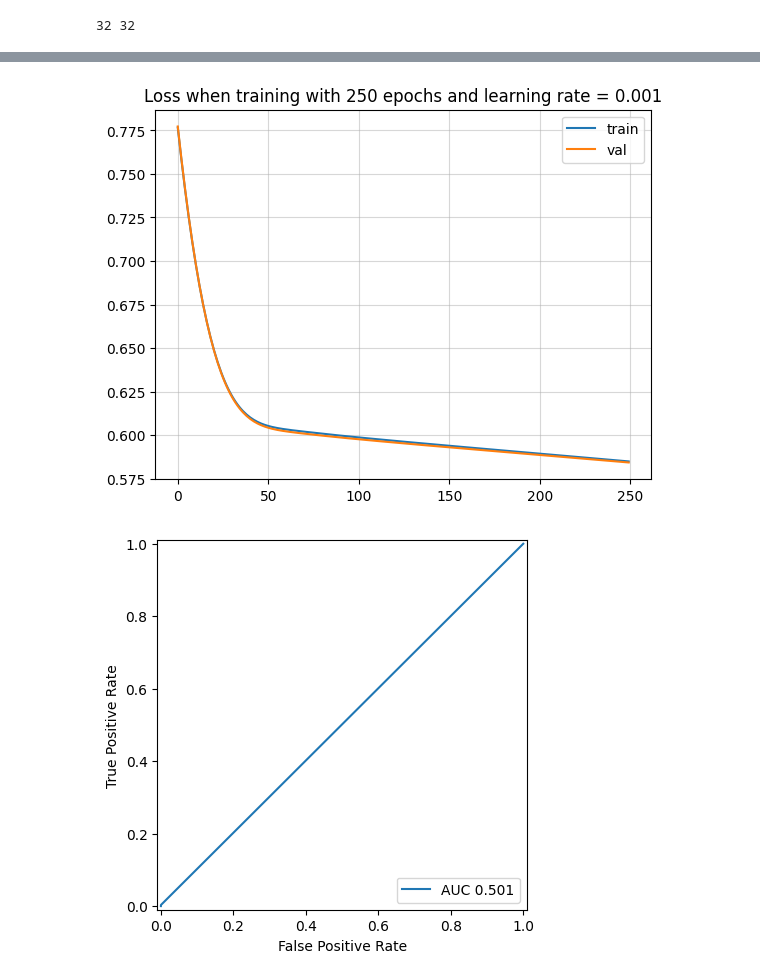
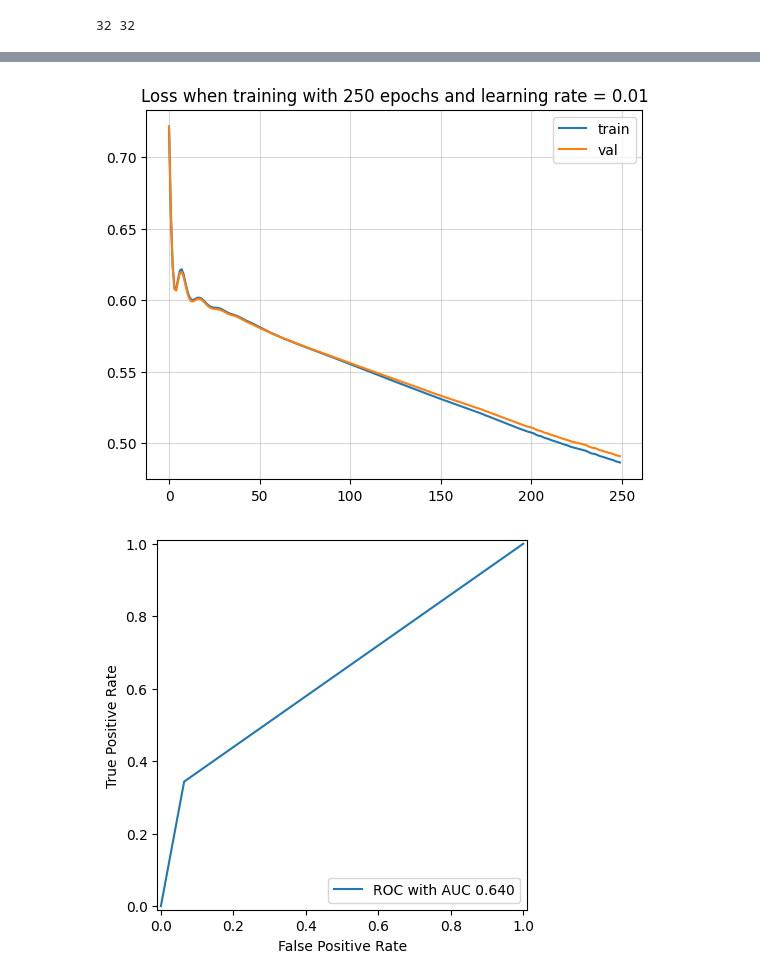
Before and after one commit to marcortinovis/MLforPolarizedVBS, a Jupyter notebook: 2Layers_model.ipynb, the cells around one changed output, grey strips where cells are left out. Saved outputs shown, nothing was run; the diff lists cells and outputs as text; code cells hidden in the pictures.

```diff
--- a/2Layers_model.ipynb
+++ b/2Layers_model.ipynb
@@ -61,14 +59,14 @@ class myModel(nn.Module):
 model = myModel()
 
 loss_function = nn.BCELoss() # CrossEntropyLoss but for just one class
-learning_rate = 1.e-3
+learning_rate = 1.e-2
 optimizer = optim.Adam(model.parameters(), lr=learning_rate) # how much the learning rate matter? the default one is 0.001
 # %%
 # training
 losses = []
 val_losses = []
 n_epochs = 250
-for epoch in tqdm(range(n_epochs)):
+for epoch in range(n_epochs):
     outputs = model(train)
 
     loss = loss_function(outputs, flags_train.unsqueeze(0).T)
@@ -86,4 +84,4 @@ for epoch in tqdm(range(n_epochs)):
     predicted = torch.round(outputs)
     accuracy = (predicted.T == flags_train).float().mean()
 
-    #if epoch % 5 == 0: print(f'Epoch: {epoch}, Accuracy: {accuracy.item():.3f}, Loss: {loss.item():.3f}, Validation Loss: {val_loss.item():.3f}, Learning Rate: {optimizer.param_groups[0]["lr"]}')
+    if epoch % (n_epochs//5) == 0: print(f'Epoch: {epoch}, Accuracy: {accuracy.item():.3f}, Loss: {loss.item():.3f}, Validation Loss: {val_loss.item():.3f}, Learning Rate: {optimizer.param_groups[0]["lr"]}')
@@ -96,9 +100,9 @@ plt.plot(list(range(n_epochs)), val_losses, label='val')
 plt.title(f'Loss when training with {n_epochs} epochs and learning rate = {learning_rate}')
 plt.grid(alpha=0.5)
 plt.legend()
-plt.savefig(f'2Layer_loss_{n_epochs}_{learning_rate}.png')
+plt.savefig(f'loss_2Layers_{n_epochs}_{learning_rate}.png')
 # %% [output]
-[figure, old version]
+[figure, new version]
 # %%
 val_predicted = torch.round(val_outputs)
 val_predicted = val_predicted.detach().numpy()
@@ -106,14 +110,14 @@ flags_val = flags_val.detach().numpy()
 # %%
 fpr, tpr, thresholds = roc_curve(flags_val, val_predicted)
 
 auc = roc_auc_score(flags_val, val_predicted)
 
 # Create the ROC curve display
-roc_display = RocCurveDisplay(fpr=fpr, tpr=tpr, estimator_name=f'AUC {auc:.3f}')
+roc_display = RocCurveDisplay(fpr=fpr, tpr=tpr, estimator_name=f'ROC with AUC {auc:.3f}')
 
 # Plot the ROC curve
 roc_display.plot()
 
-plt.savefig(f'2Layer_ROC_{n_epochs}_{learning_rate}.png')
+plt.savefig(f'ROC_2Layers_{n_epochs}_{learning_rate}.png')
 # %% [output]
-[figure, old version]
+[figure, new version]
```
Also changed, not shown: parts of 5 cells of this notebook, 14 other files.
